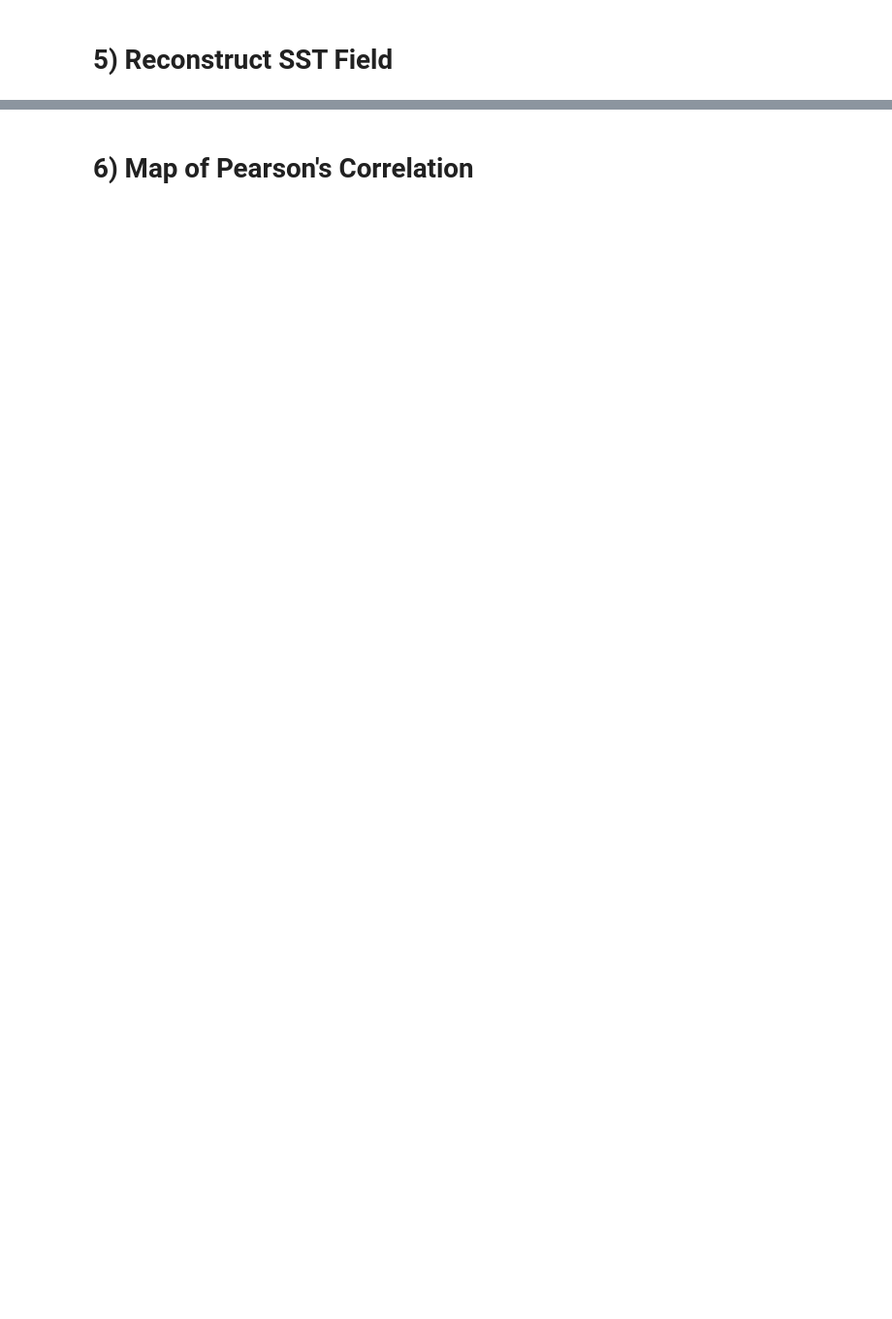
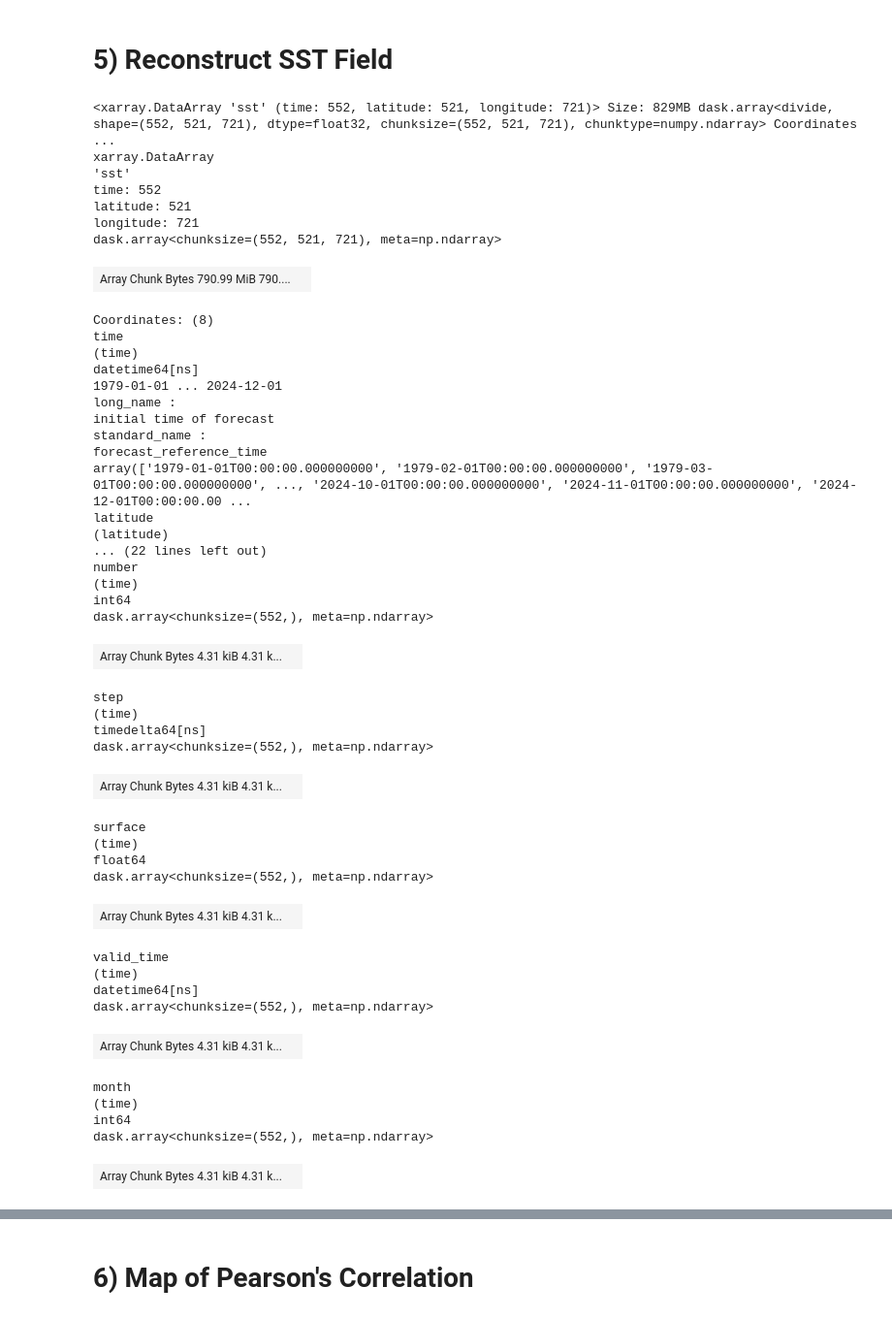
Before and after one commit to alyhall09/ATMS-523-Module-4, a Jupyter notebook: Module4HW.ipynb, the cells around one changed output, grey strips where cells are left out. Shown at 97% size. Drawn from its saved outputs; the diff is of its cells as text; code cells hidden in the pictures; blank space fills up the shorter version.

```diff
--- a/Module4HW.ipynb
+++ b/Module4HW.ipynb
@@ -64,2 +268,52 @@ def monthly_anom_and_z(
 # %% [markdown]
 # 5) Reconstruct SST Field
+# %%
+reconstruction = solver.reconstructedField(5)
+reconstruction
+# %% [output]
+<xarray.DataArray 'sst' (time: 552, latitude: 521, longitude: 721)> Size: 829MB dask.array<divide, shape=(552, 521, 721), dtype=float32, chunksize=(552, 521, 721), chunktype=numpy.ndarray> Coordinates ...
+xarray.DataArray
+'sst'
+time: 552
+latitude: 521
+longitude: 721
+dask.array<chunksize=(552, 521, 721), meta=np.ndarray>
+| Array Chunk Bytes 790.99 MiB 790.... |  |
+Coordinates: (8)
+time
+(time)
+datetime64[ns]
+1979-01-01 ... 2024-12-01
+long_name :
+initial time of forecast
+standard_name :
+forecast_reference_time
+array(['1979-01-01T00:00:00.000000000', '1979-02-01T00:00:00.000000000', '1979-03-01T00:00:00.000000000', ..., '2024-10-01T00:00:00.000000000', '2024-11-01T00:00:00.000000000', '2024-12-01T00:00:00.00 ...
+latitude
+(latitude)
+... (22 lines left out)
+number
+(time)
+int64
+dask.array<chunksize=(552,), meta=np.ndarray>
+| Array Chunk Bytes 4.31 kiB 4.31 k... |  |
+step
+(time)
+timedelta64[ns]
+dask.array<chunksize=(552,), meta=np.ndarray>
+| Array Chunk Bytes 4.31 kiB 4.31 k... |  |
+surface
+(time)
+float64
+dask.array<chunksize=(552,), meta=np.ndarray>
+| Array Chunk Bytes 4.31 kiB 4.31 k... |  |
+valid_time
+(time)
+datetime64[ns]
+dask.array<chunksize=(552,), meta=np.ndarray>
+| Array Chunk Bytes 4.31 kiB 4.31 k... |  |
+month
+(time)
+int64
+dask.array<chunksize=(552,), meta=np.ndarray>
+| Array Chunk Bytes 4.31 kiB 4.31 k... |  |
```
Also changed, not shown: parts of 21 cells of this notebook.
